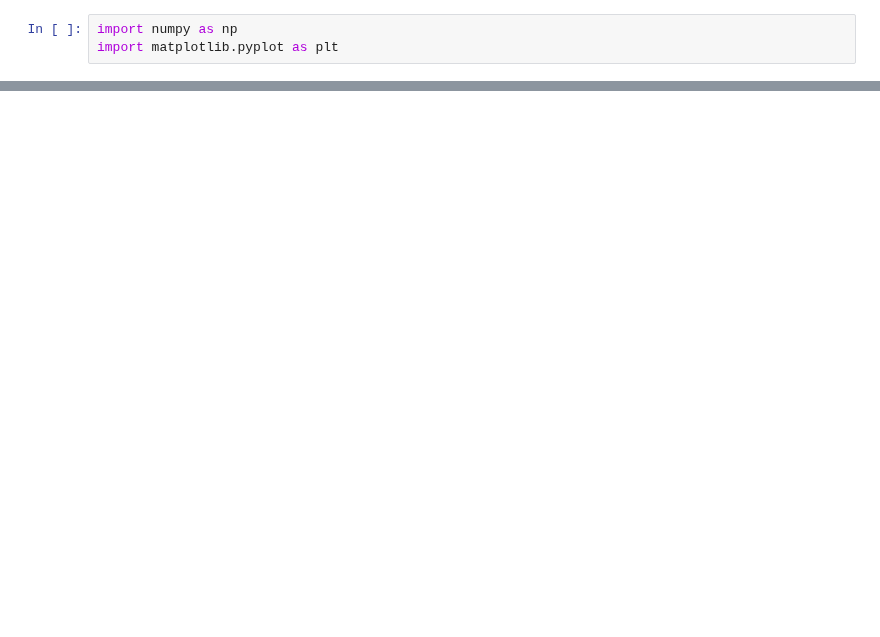
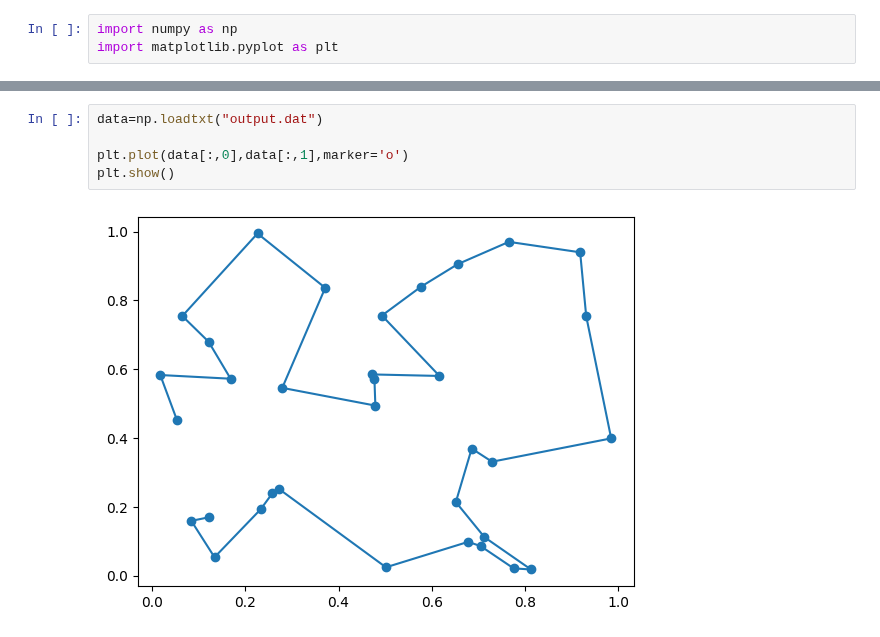
Before and after one commit to sergio-egm/lsn_delivery_exercises, a Jupyter notebook: es9/LSN_Exercises_09.ipynb, the cells around one changed output, grey strips where cells are left out. Drawn from its saved outputs; the diff is of its cells as text; blank space fills up the shorter version.

```diff
--- a/es9/LSN_Exercises_09.ipynb
+++ b/es9/LSN_Exercises_09.ipynb
@@ -10,0 +19,7 @@ plt.show()
+# %%
+data=np.loadtxt("output.dat")
+
+plt.plot(data[:,0],data[:,1],marker='o')
+plt.show()
+# %% [output]
+[figure, added]
```
Also changed, not shown: parts of 3 cells of this notebook, 9 other files.
